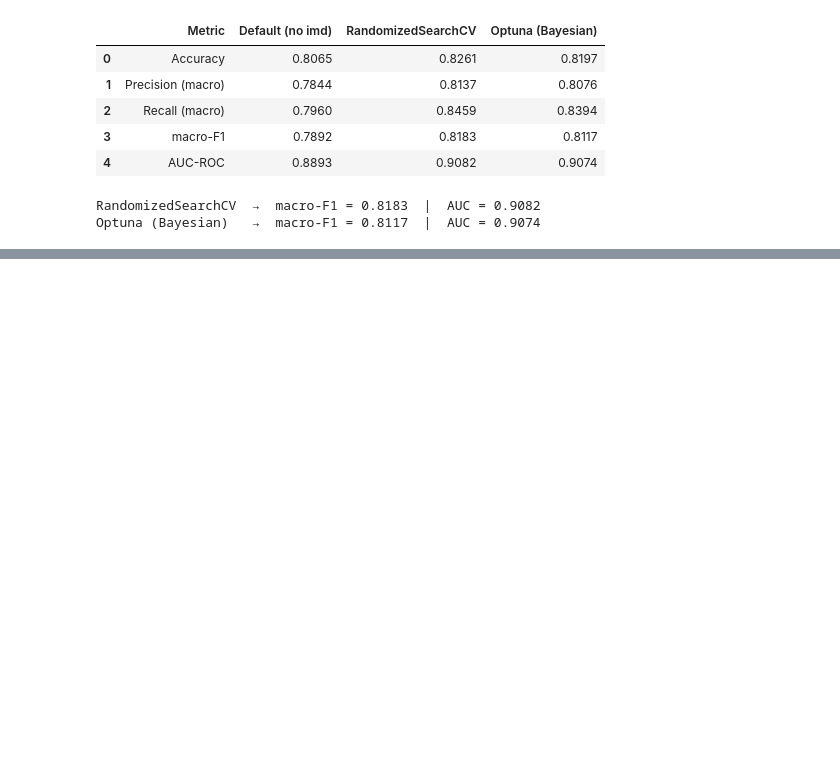
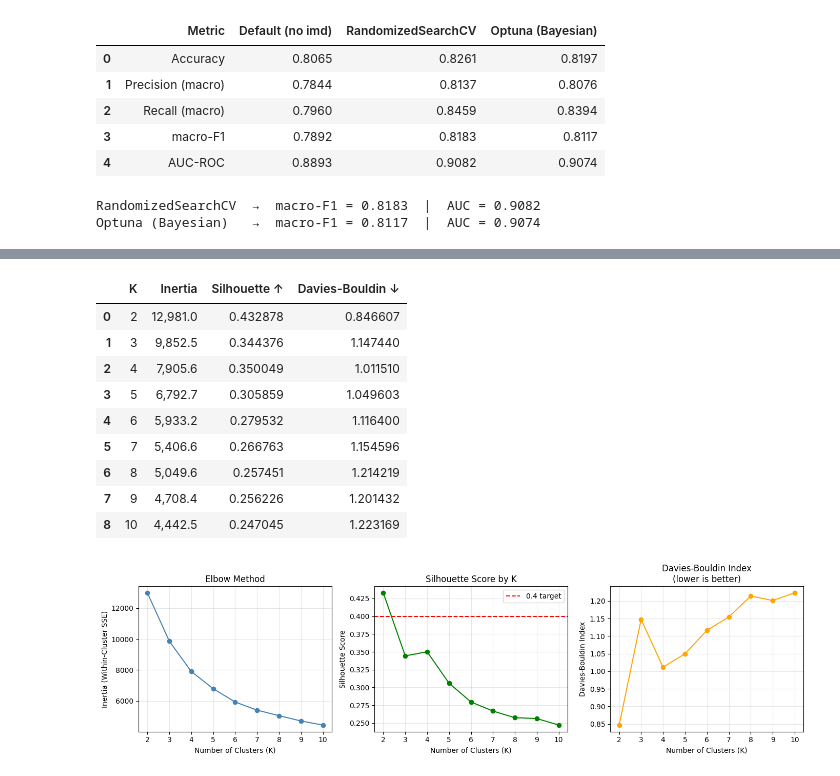
Before and after one commit to ShawnCuiCode/oulad-at-risk-prediction, a Jupyter notebook: OULAD.ipynb, the cells around one changed output, grey strips where cells are left out. Saved outputs shown, nothing was run; the diff lists cells and outputs as text; code cells hidden in the pictures; blank space fills up the shorter version.

```diff
--- a/OULAD.ipynb
+++ b/OULAD.ipynb
@@ -1702,0 +1973,67 @@ Optuna (Bayesian)   →  macro-F1 = 0.8117  |  AUC = 0.9074
+# %%
+# ── B2.2  Select optimal K (elbow / silhouette / Davies-Bouldin) ─
+# All three methods are evaluated; the silhouette-optimal K is used
+# in B2.3 unless the educational interpretation warrants an override.
+from sklearn.cluster import KMeans
+from sklearn.metrics import silhouette_score, davies_bouldin_score
+
+K_RANGE    = range(2, 11)
+inertias   = []
+sil_scores = []
+db_scores  = []
+
+print(f"Evaluating K = {K_RANGE.start} … {K_RANGE.stop - 1}  (n_init=20 each)…")
+for k in K_RANGE:
+    km = KMeans(n_clusters=k, init='k-means++', n_init=20, random_state=42)
+    km.fit(X_clust_scaled)
+    lbl = km.labels_
+    inertias.append(km.inertia_)
+    sil_scores.append(silhouette_score(X_clust_scaled, lbl))
+    db_scores.append(davies_bouldin_score(X_clust_scaled, lbl))
+    print(f"  K={k:2d}  Silhouette={sil_scores[-1]:.4f}  DB={db_scores[-1]:.4f}  "
+          f"Inertia={inertias[-1]:>10,.1f}")
+
+k_df = pd.DataFrame({
+    'K': list(K_RANGE),
+    'Inertia': [f'{v:,.1f}' for v in inertias],
+    'Silhouette ↑': sil_scores,
+    'Davies-Bouldin ↓': db_scores,
+})
+print("\n── K-Means Evaluation Table ──")
+display(k_df)
+
+# ── Visualise ────────────────────────────────────────────────────
+fig, axes = plt.subplots(1, 3, figsize=(14, 4))
+
+axes[0].plot(list(K_RANGE), inertias, 'o-', color='steelblue')
+axes[0].set_title('Elbow Method')
+axes[0].set_xlabel('Number of Clusters (K)')
+axes[0].set_ylabel('Inertia (Within-Cluster SSE)')
+axes[0].grid(True, alpha=0.3)
+
+axes[1].plot(list(K_RANGE), sil_scores, 'o-', color='green')
+axes[1].axhline(0.4, color='red', linestyle='--', label='0.4 target')
+axes[1].set_title('Silhouette Score by K')
+axes[1].set_xlabel('Number of Clusters (K)')
+axes[1].set_ylabel('Silhouette Score')
+axes[1].legend()
+axes[1].grid(True, alpha=0.3)
+
+axes[2].plot(list(K_RANGE), db_scores, 'o-', color='orange')
+axes[2].set_title('Davies-Bouldin Index\n(lower is better)')
+axes[2].set_xlabel('Number of Clusters (K)')
+axes[2].set_ylabel('Davies-Bouldin Index')
+axes[2].grid(True, alpha=0.3)
+
+plt.tight_layout()
+plt.show()
+
+best_k_sil = list(K_RANGE)[sil_scores.index(max(sil_scores))]
+best_k_db  = list(K_RANGE)[db_scores.index(min(db_scores))]
+
+print(f"\nSilhouette-optimal K = {best_k_sil}  (Silhouette = {max(sil_scores):.4f})")
+print(f"DB-optimal K         = {best_k_db}  (DB = {min(db_scores):.4f})")
+print(f"\nSelected K = {best_k_sil}  "
+      f"({'above' if max(sil_scores) >= 0.4 else 'below'} 0.4 target; "
+      f"DB-optimal; elbow at K={best_k_sil})")
+# %% [output]
@@ -1702,0 +2052,11 @@ Optuna (Bayesian)   →  macro-F1 = 0.8117  |  AUC = 0.9074
+|  | K | Inertia | Silhouette ↑ | Davies-Bouldin ↓ |
+| 0 | 2 | 12,981.0 | 0.432878 | 0.846607 |
+| 1 | 3 | 9,852.5 | 0.344376 | 1.147440 |
+| 2 | 4 | 7,905.6 | 0.350049 | 1.011510 |
+| 3 | 5 | 6,792.7 | 0.305859 | 1.049603 |
+| 4 | 6 | 5,933.2 | 0.279532 | 1.116400 |
+| 5 | 7 | 5,406.6 | 0.266763 | 1.154596 |
+| 6 | 8 | 5,049.6 | 0.257451 | 1.214219 |
+| 7 | 9 | 4,708.4 | 0.256226 | 1.201432 |
+| 8 | 10 | 4,442.5 | 0.247045 | 1.223169 |
+[figure, added]
```
Also changed, not shown: parts of 23 cells of this notebook.
